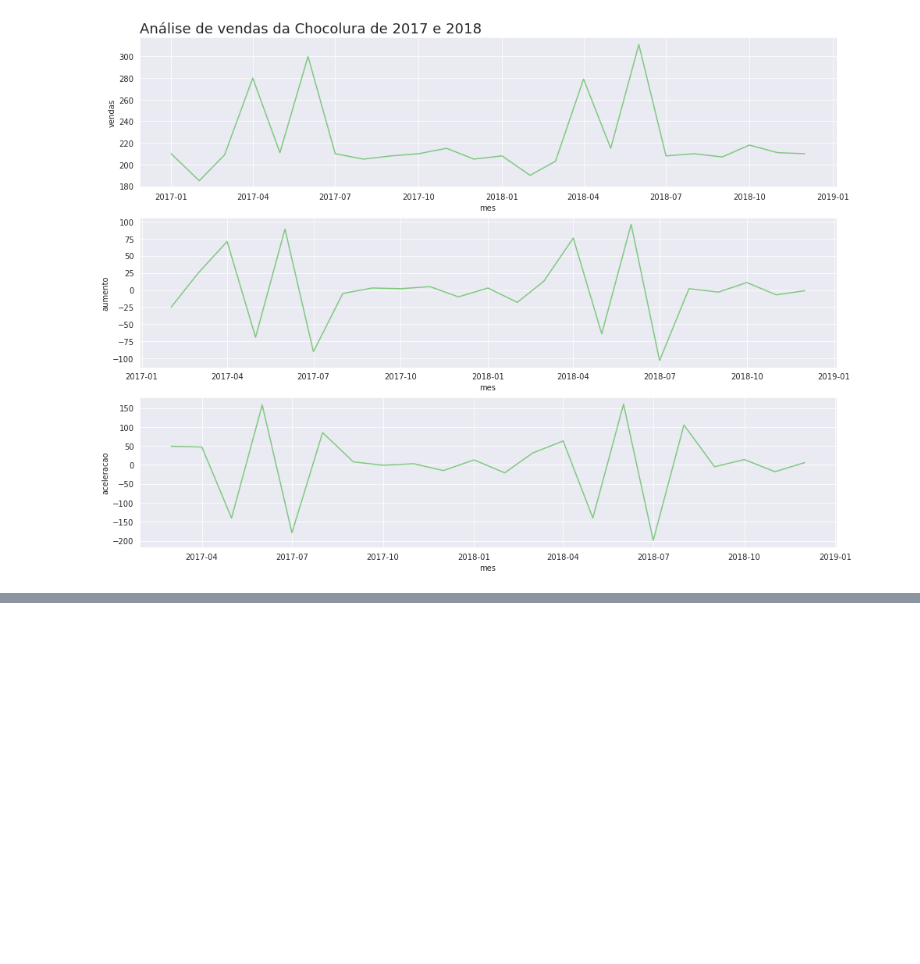
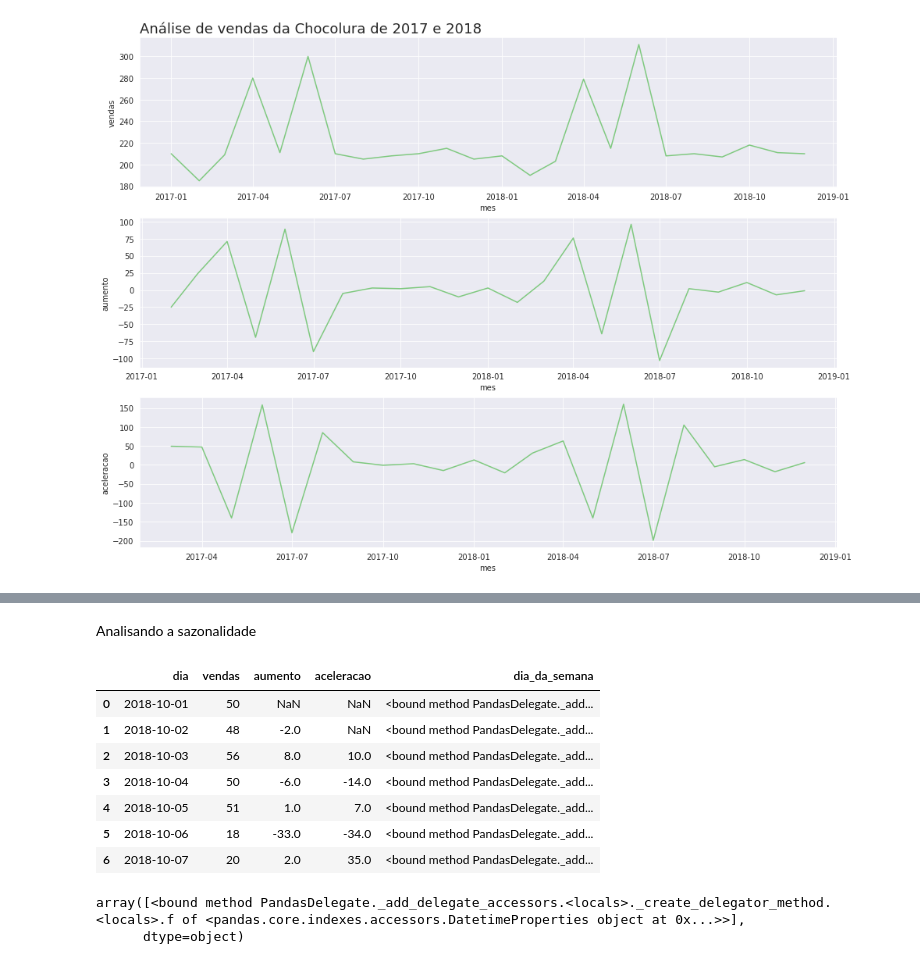
Before and after one commit to yorinori/Alura, a Jupyter notebook: Data_Science-analise-de-series-temporais/Time-series.ipynb, the cells around one changed output, grey strips where cells are left out. Drawn from its saved outputs; the diff is of its cells as text; code cells hidden in the pictures; blank space fills up the shorter version.

```diff
--- a/Data_Science-analise-de-series-temporais/Time-series.ipynb
+++ b/Data_Science-analise-de-series-temporais/Time-series.ipynb
@@ -336,0 +378,20 @@ plot_comparacao('mes', 'vendas', 'aumento', 'aceleracao', chocolura, 'Análise d
+# %% [markdown]
+Analisando a sazonalidade
+# %%
+vendas_por_dia['dia_da_semana'] = vendas_por_dia['dia'].dt.day_name
+# %%
+vendas_por_dia.head(7)
+# %% [output]
+|  | dia | vendas | aumento | aceleracao | dia_da_semana |
+| 0 | 2018-10-01 | 50 | NaN | NaN | <bound method PandasDelegate._add... |
+| 1 | 2018-10-02 | 48 | -2.0 | NaN | <bound method PandasDelegate._add... |
+| 2 | 2018-10-03 | 56 | 8.0 | 10.0 | <bound method PandasDelegate._add... |
+| 3 | 2018-10-04 | 50 | -6.0 | -14.0 | <bound method PandasDelegate._add... |
+| 4 | 2018-10-05 | 51 | 1.0 | 7.0 | <bound method PandasDelegate._add... |
+| 5 | 2018-10-06 | 18 | -33.0 | -34.0 | <bound method PandasDelegate._add... |
+| 6 | 2018-10-07 | 20 | 2.0 | 35.0 | <bound method PandasDelegate._add... |
+# %%
+vendas_por_dia['dia_da_semana'].unique()
+# %% [output]
+array([<bound method PandasDelegate._add_delegate_accessors.<locals>._create_delegator_method.<locals>.f of <pandas.core.indexes.accessors.DatetimeProperties object at 0x...>>],
+      dtype=object)
```
Also changed, not shown: parts of 9 cells of this notebook.
